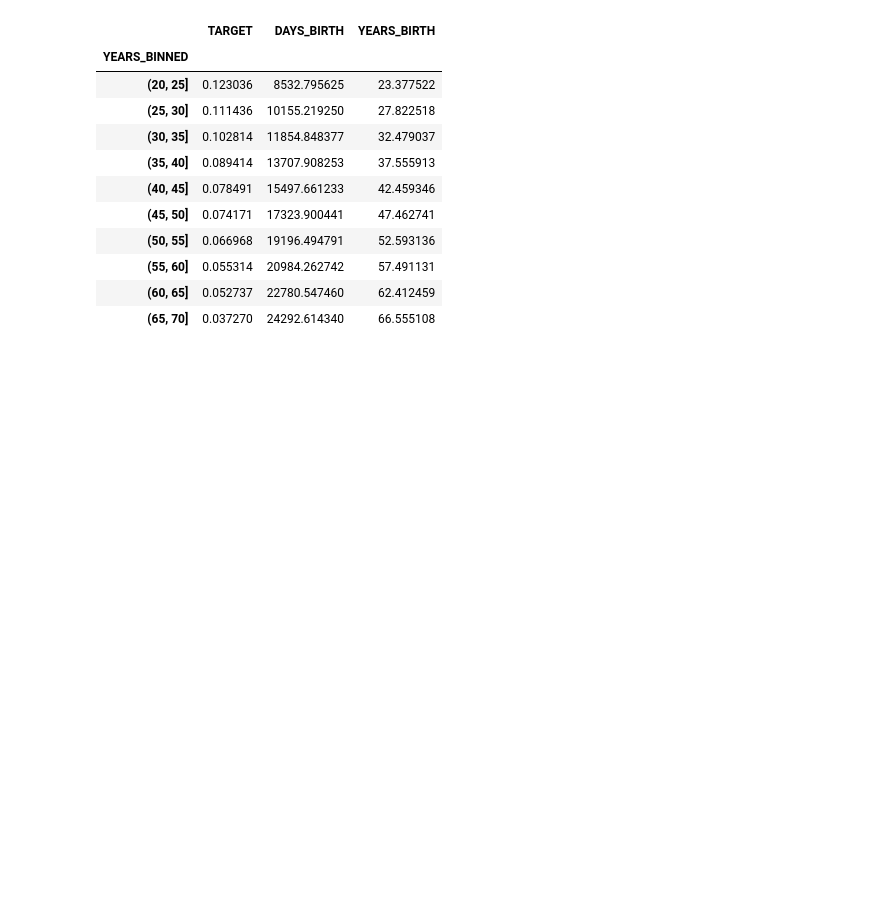
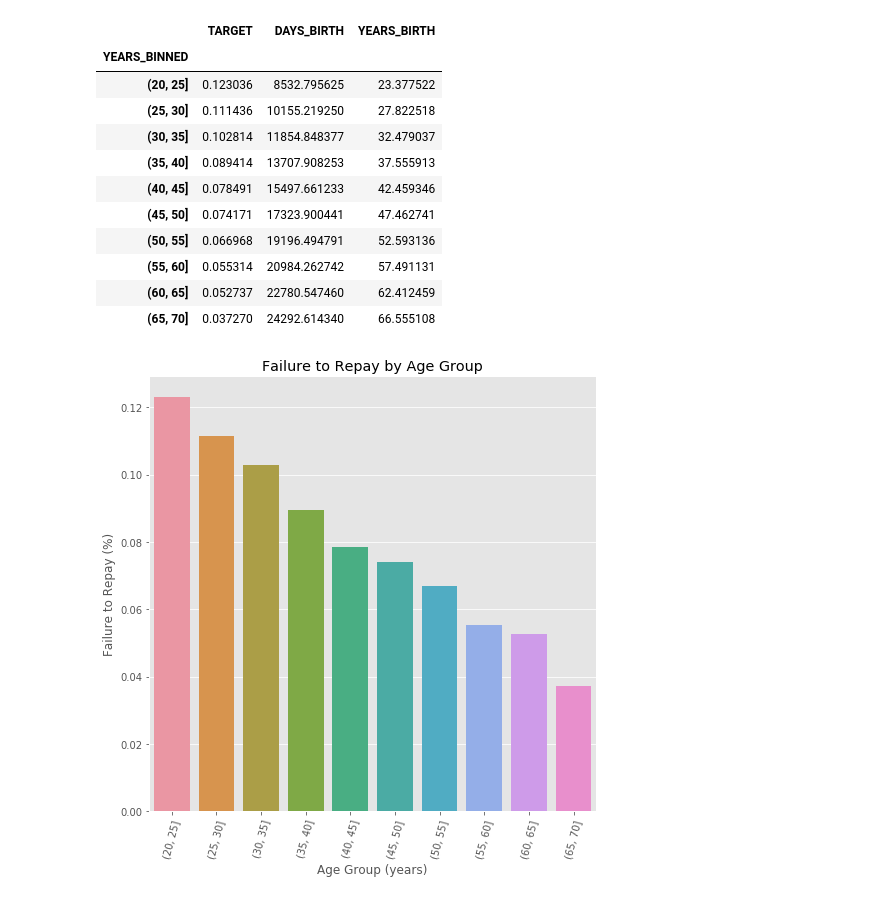
Before and after one commit to s111100001/ML100Days, a Jupyter notebook: homework/Day_016_HW.ipynb, the cells around one changed output. Cells and saved outputs as stored; diff of their text form; code cells hidden in the pictures; blank space fills up the shorter version.

```diff
--- a/homework/Day_016_HW.ipynb
+++ b/homework/Day_016_HW.ipynb
@@ -117,14 +126,16 @@ age_groups
 # %%
 plt.figure(figsize = (8, 8))
 
 # 以年齡區間為 x, target 為 y 繪製 barplot
 """
 Your Code Here
 """
-px =
-py =
+px = age_groups.index.astype(str)
+py = age_groups['TARGET']
 sns.barplot(px, py)
 
 # Plot labeling
 plt.xticks(rotation = 75); plt.xlabel('Age Group (years)'); plt.ylabel('Failure to Repay (%)')
 plt.title('Failure to Repay by Age Group');
+# %% [output]
+[figure, added]
```
Also changed, not shown: parts of 3 cells of this notebook.
